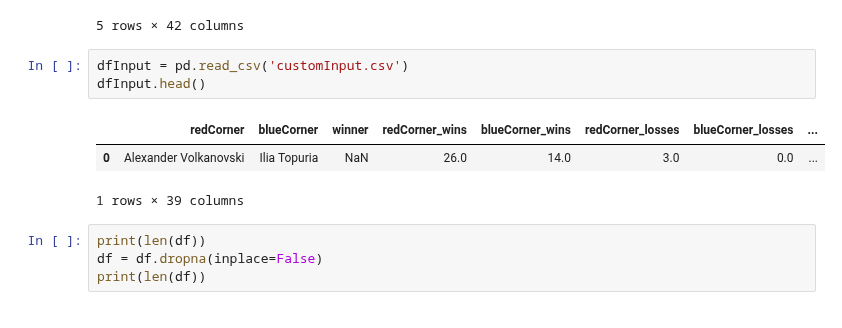
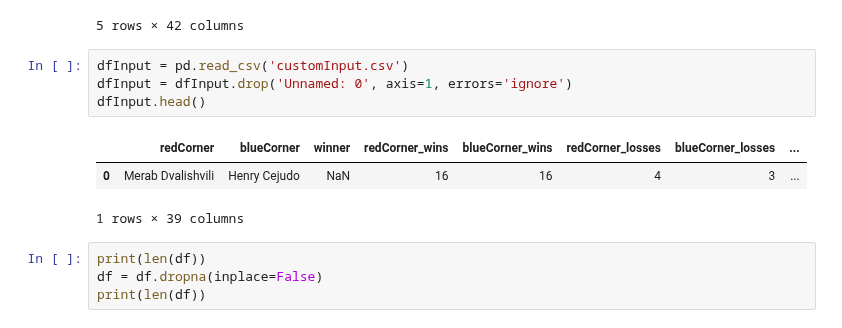
Before and after one commit to maxbraith/UFCModel, a Jupyter notebook: UFCModelGit/Model/modelBook.ipynb, the cells around one changed output. Saved outputs shown, nothing was run; the diff lists cells and outputs as text.

```diff
--- a/UFCModelGit/Model/modelBook.ipynb
+++ b/UFCModelGit/Model/modelBook.ipynb
@@ -24,10 +24,11 @@ df.head()
 5 rows × 42 columns
 # %%
 dfInput = pd.read_csv('customInput.csv')
+dfInput = dfInput.drop('Unnamed: 0', axis=1, errors='ignore')
 dfInput.head()
 # %% [output]
 |  | redCorner | blueCorner | winner | redCorner_wins | blueCorner_wins | redCorner_losses | blueCorner_losses | ... |
-| 0 | Alexander Volkanovski | Ilia Topuria | NaN | 26.0 | 14.0 | 3.0 | 0.0 | ... |
+| 0 | Merab Dvalishvili | Henry Cejudo | NaN | 16 | 16 | 4 | 3 | ... |
 1 rows × 39 columns
 # %%
 print(len(df))
```
Also changed, not shown: parts of 17 cells of this notebook, 4 other files.
